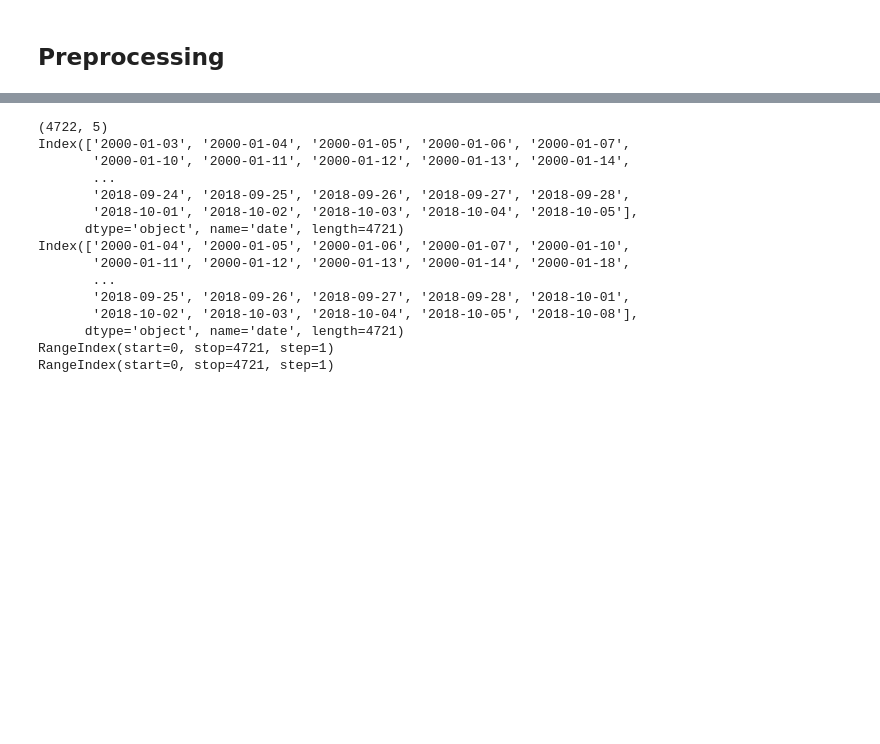
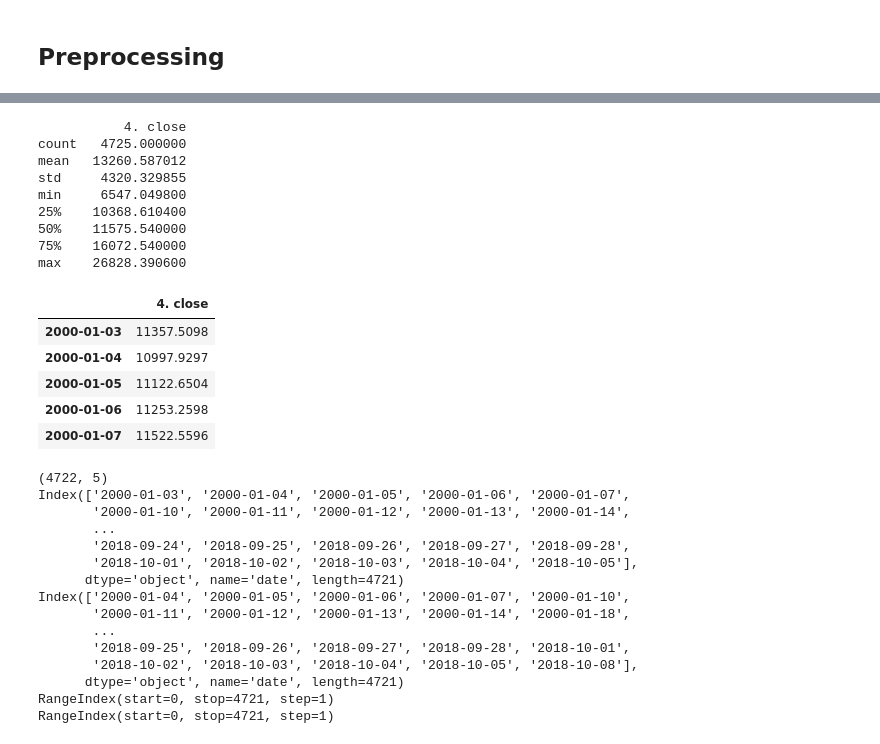
Before and after one commit to vvenla/trumponator, a Jupyter notebook: source/stock_wrangling.ipynb, the cells around one changed output, grey strips where cells are left out. Saved outputs shown, nothing was run; the diff lists cells and outputs as text; code cells hidden in the pictures; blank space fills up the shorter version.

Commit message:
reading the stock data daily closing values to a file

```diff
--- a/source/stock_wrangling.ipynb
+++ b/source/stock_wrangling.ipynb
@@ -39,0 +42,10 @@ max    26833.470700  26951.810500  26789.080100  26828.390600  8.239400e+08
+# %%
+# write closing values to a file
+closing = data.copy()
+closing = closing.drop(columns=["1. open", "2. high", "3. low", "5. volume"])
+print(closing.describe())
+
+folder = "../data/"
+name = "DJI-20years-daily-close.json"
+with open(folder + name, 'w') as file:
+    file.write(closing.to_json(orient="index"))
@@ -40,3 +62,26 @@ max    26833.470700  26951.810500  26789.080100  26828.390600  8.239400e+08
+# %%
+# test to read it and show it works
+name = "DJI-20years-daily-close.json"
+with open(folder + name, "r") as file:
+    close_frame = pd.read_json(file, orient="index")
+print(close_frame.describe())
+close_frame.head()
+# %% [output]
+           4. close
+count   4725.000000
+mean   13260.587012
+std     4320.329855
+min     6547.049800
+25%    10368.610400
+50%    11575.540000
+75%    16072.540000
+max    26828.390600
+|  | 4. close |
+| 2000-01-03 | 11357.5098 |
+| 2000-01-04 | 10997.9297 |
+| 2000-01-05 | 11122.6504 |
+| 2000-01-06 | 11253.2598 |
+| 2000-01-07 | 11522.5596 |
 # %%
 print(data.shape)
 
```
Also changed, not shown: parts of 3 cells of this notebook, 3 other files.
